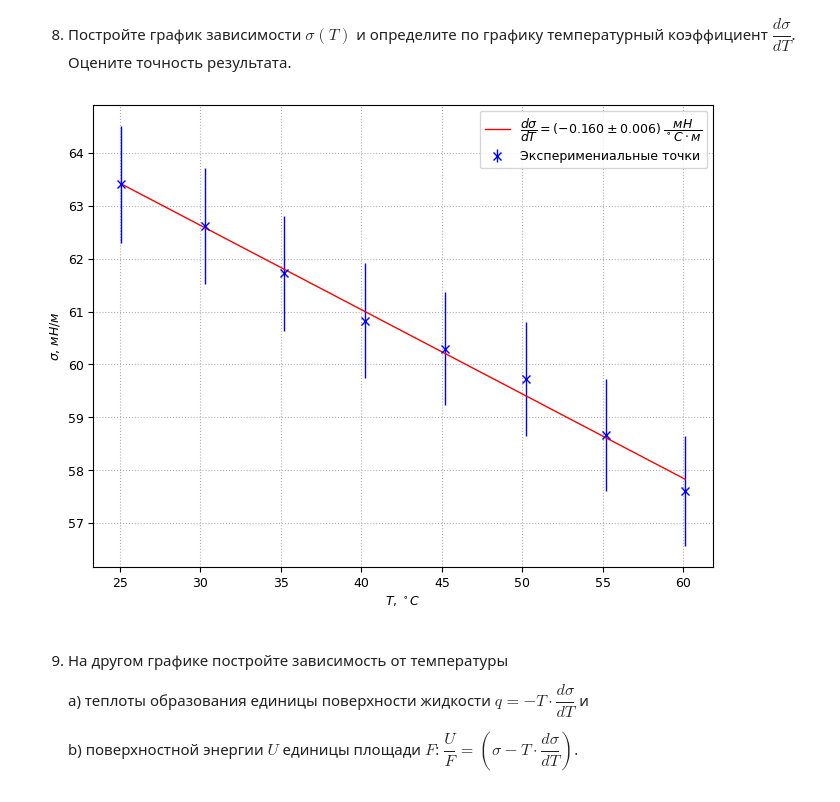
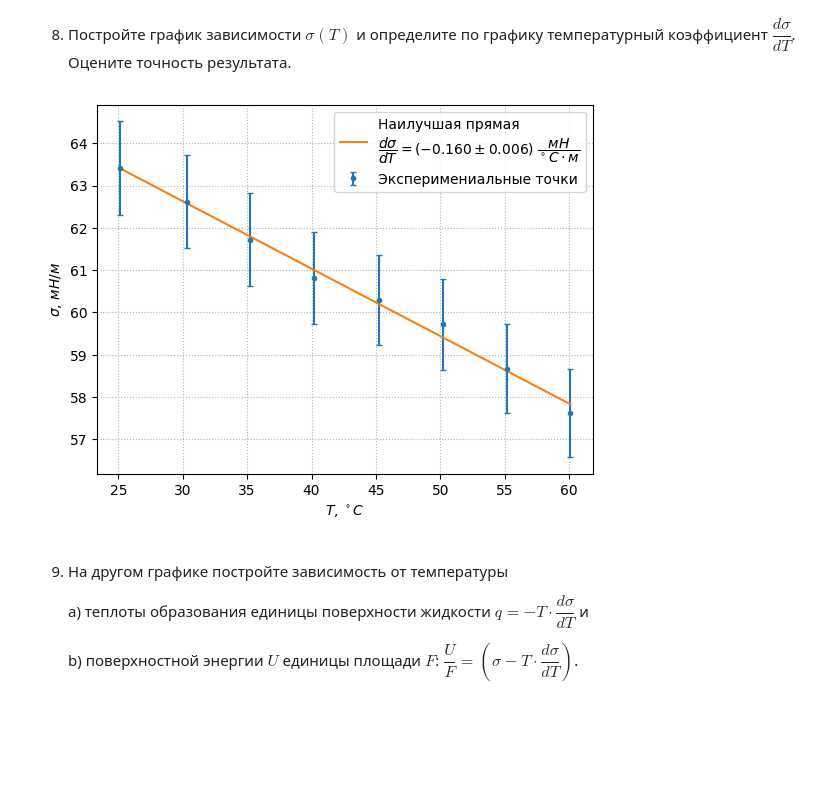
Before and after one commit to MichaelShulga/labs-mipt, a Jupyter notebook: 2.5.1/main.ipynb, the cells around one changed output. Drawn from its saved outputs; the diff is of its cells as text; code cells hidden in the pictures; blank space fills up the shorter version.

```diff
--- a/2.5.1/main.ipynb
+++ b/2.5.1/main.ipynb
@@ -4,12 +4,16 @@ import pandas as pd
 from scipy.optimize import curve_fit
 
 import matplotlib.pyplot as plt
-plt.rcParams['lines.linewidth'] = 1
-plt.rcParams['font.size'] = 9
+# plt.rcParams['lines.linewidth'] = 1.5
+# plt.rcParams['font.size'] = 9
+# plt.rcParams["figure.figsize"] = (6.4, 4.8)
 plt.rcParams["axes.grid"] = True
 plt.rcParams["grid.linestyle"] = "dotted"
-plt.rcParams["figure.figsize"] = (8, 6)
+plt.rcParams["errorbar.capsize"] = 2
+plt.rcParams["savefig.dpi"] = 200
+# plt.rcParams["savefig.savefig.format"] = "svg"
 
 import pint
 from uncertainties import ufloat
+from uncertainties import unumpy
 ureg = pint.UnitRegistry()
@@ -129,38 +141,37 @@ df_processed
 # %%
 x_name = r"$T$, $^\circ C$"
 y_name = r"$\sigma$, $мН/м$"
 y_err_name = r"$\sigma_{\sigma}$, $мН/м$"
 
 x_data = df_processed[x_name]
 y_data = df_processed[y_name]
 y_err = df_processed[y_err_name]
 
 plt.xlabel(x_name)
 plt.ylabel(y_name)
 
 plt.errorbar(
     x_data,
     y_data,
     yerr=y_err,
-    fmt="xb",
+    fmt=".",
     label="Эксперимениальные точки"
 )
 
 func = lambda x, k, b: k * x + b
 popt, pcov = curve_fit(func , xdata=x_data, ydata=y_data, sigma=y_err)
 perr = np.sqrt(np.diag(pcov))
 k = ufloat(popt[0], perr[0])
 plt.plot(
     x_data,
     func(x_data, *popt),
-    'r-',
-    label=fr"$\dfrac{{d\sigma}}{{dT}}=({k:L})$ $\dfrac{{мН}}{{^\circ C \cdot м}}$"
+    label="Наилучшая прямая\n" + fr"$\dfrac{{d\sigma}}{{dT}}=({k:L})$ $\dfrac{{мН}}{{^\circ C \cdot м}}$"
 )
 
 plt.legend()
-plt.savefig("8.png", dpi=200)
+plt.savefig("8")
 # %% [output]
-[figure, old version]
+[figure, new version]
 # %% [markdown]
 9. На другом графике постройте зависимость от температуры
 
```
Also changed, not shown: parts of 3 cells of this notebook, 2 other files.
